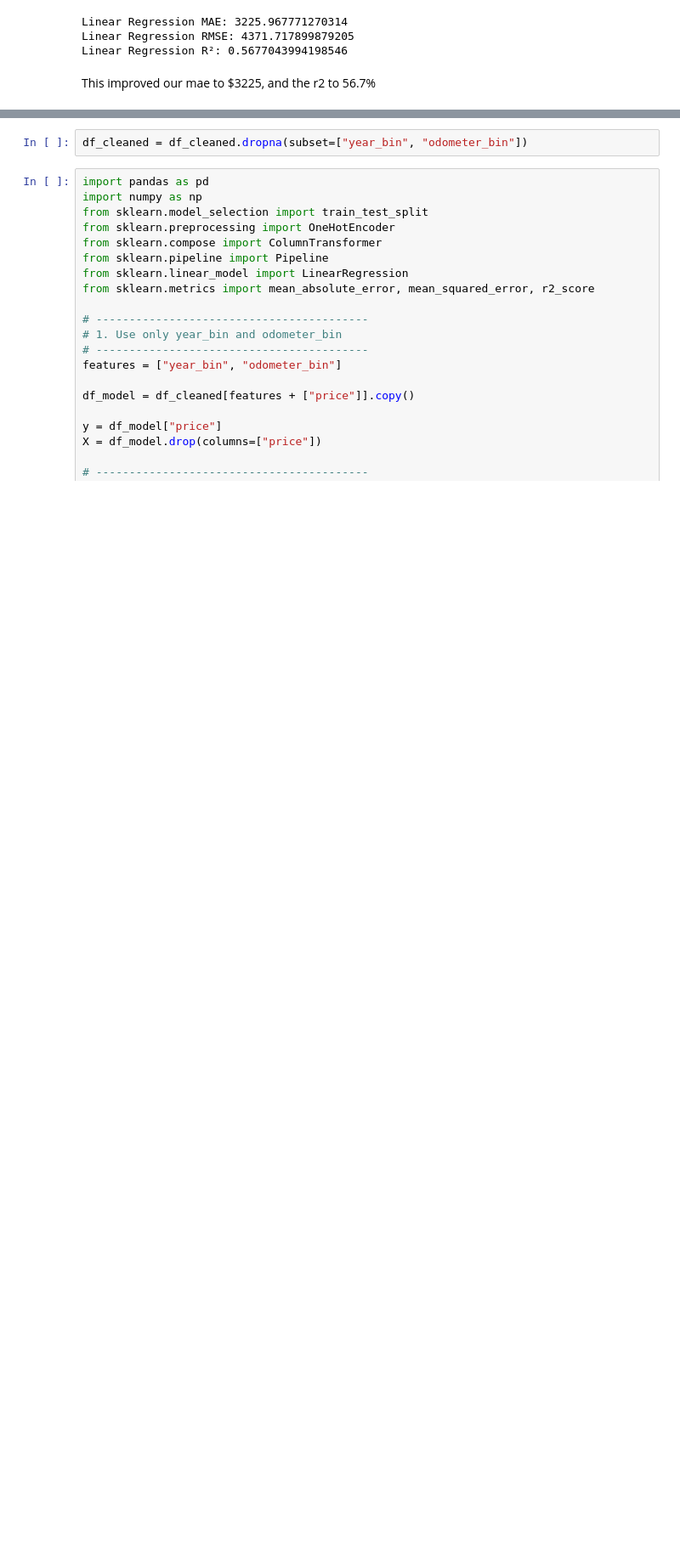
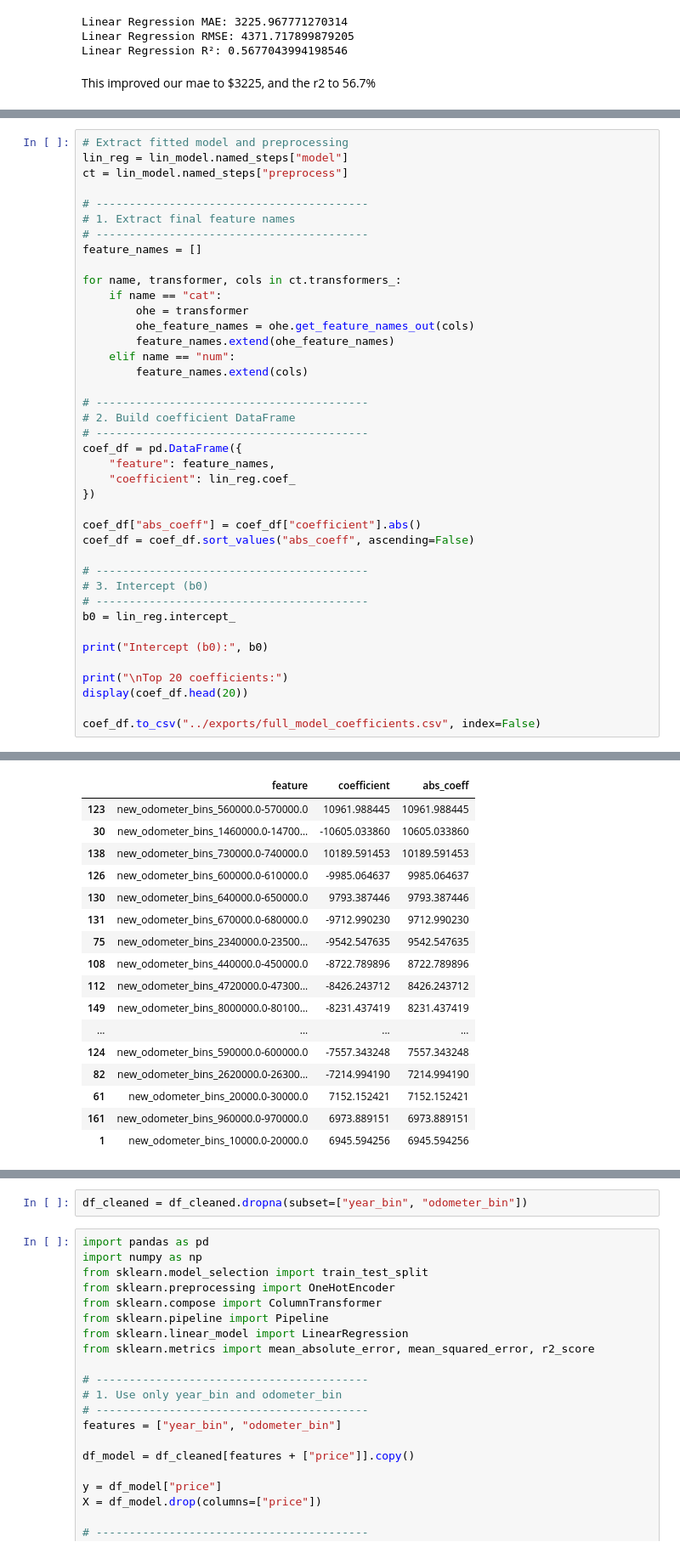
Before and after one commit to jeffreylgoode/what-drives-car-prices, a Jupyter notebook: notebooks/car_price_analysis.ipynb, the cells around one changed output, grey strips where cells are left out. Shown at 85% size. Cells and saved outputs as stored; diff of their text form; blank space fills up the shorter version.

```diff
--- a/notebooks/car_price_analysis.ipynb
+++ b/notebooks/car_price_analysis.ipynb
@@ -2682,0 +3573,41 @@ print("Selected feature names:", sfs.k_feature_names_)
+# %%
+# Extract fitted model and preprocessing
+lin_reg = lin_model.named_steps["model"]
+ct = lin_model.named_steps["preprocess"]
+
+# -----------------------------------------
+# 1. Extract final feature names
+# -----------------------------------------
+feature_names = []
+
+for name, transformer, cols in ct.transformers_:
+    if name == "cat":
+        ohe = transformer
+        ohe_feature_names = ohe.get_feature_names_out(cols)
+        feature_names.extend(ohe_feature_names)
+    elif name == "num":
+        feature_names.extend(cols)
+
+# -----------------------------------------
+# 2. Build coefficient DataFrame
+# -----------------------------------------
+coef_df = pd.DataFrame({
+    "feature": feature_names,
+    "coefficient": lin_reg.coef_
+})
+
+coef_df["abs_coeff"] = coef_df["coefficient"].abs()
+coef_df = coef_df.sort_values("abs_coeff", ascending=False)
+
+# -----------------------------------------
+# 3. Intercept (b0)
+# -----------------------------------------
+b0 = lin_reg.intercept_
+
+print("Intercept (b0):", b0)
+
+print("\nTop 20 coefficients:")
+display(coef_df.head(20))
+
+coef_df.to_csv("../exports/full_model_coefficients.csv", index=False)
+# %% [output]
@@ -2682,0 +3617,17 @@ print("Selected feature names:", sfs.k_feature_names_)
+|  | feature | coefficient | abs_coeff |
+| 123 | new_odometer_bins_560000.0-570000.0 | 10961.988445 | 10961.988445 |
+| 30 | new_odometer_bins_1460000.0-14700... | -10605.033860 | 10605.033860 |
+| 138 | new_odometer_bins_730000.0-740000.0 | 10189.591453 | 10189.591453 |
+| 126 | new_odometer_bins_600000.0-610000.0 | -9985.064637 | 9985.064637 |
+| 130 | new_odometer_bins_640000.0-650000.0 | 9793.387446 | 9793.387446 |
+| 131 | new_odometer_bins_670000.0-680000.0 | -9712.990230 | 9712.990230 |
+| 75 | new_odometer_bins_2340000.0-23500... | -9542.547635 | 9542.547635 |
+| 108 | new_odometer_bins_440000.0-450000.0 | -8722.789896 | 8722.789896 |
+| 112 | new_odometer_bins_4720000.0-47300... | -8426.243712 | 8426.243712 |
+| 149 | new_odometer_bins_8000000.0-80100... | -8231.437419 | 8231.437419 |
+| ... | ... | ... | ... |
+| 124 | new_odometer_bins_590000.0-600000.0 | -7557.343248 | 7557.343248 |
+| 82 | new_odometer_bins_2620000.0-26300... | -7214.994190 | 7214.994190 |
+| 61 | new_odometer_bins_20000.0-30000.0 | 7152.152421 | 7152.152421 |
+| 161 | new_odometer_bins_960000.0-970000.0 | 6973.889151 | 6973.889151 |
+| 1 | new_odometer_bins_10000.0-20000.0 | 6945.594256 | 6945.594256 |
```
Also changed, not shown: parts of 113 cells of this notebook.
